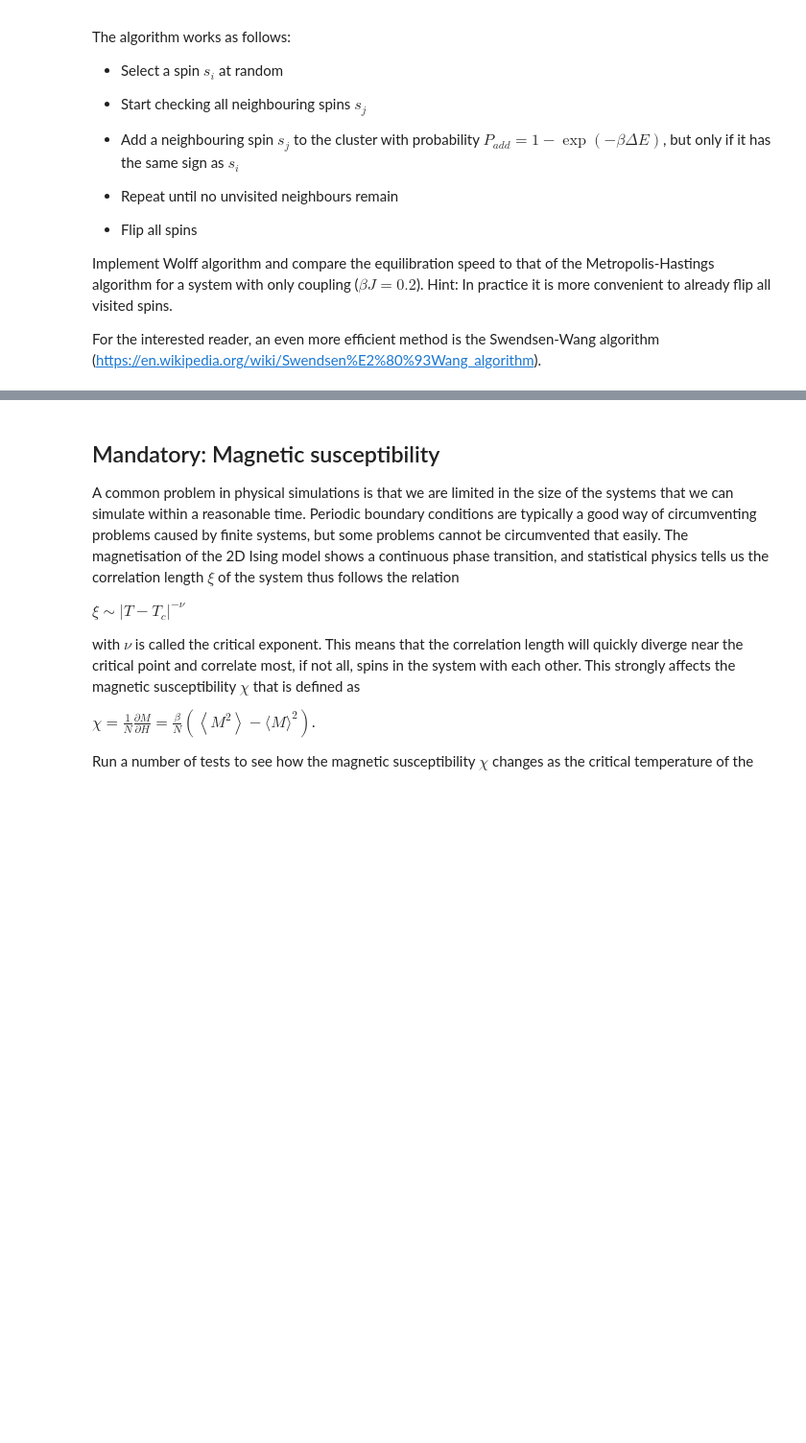
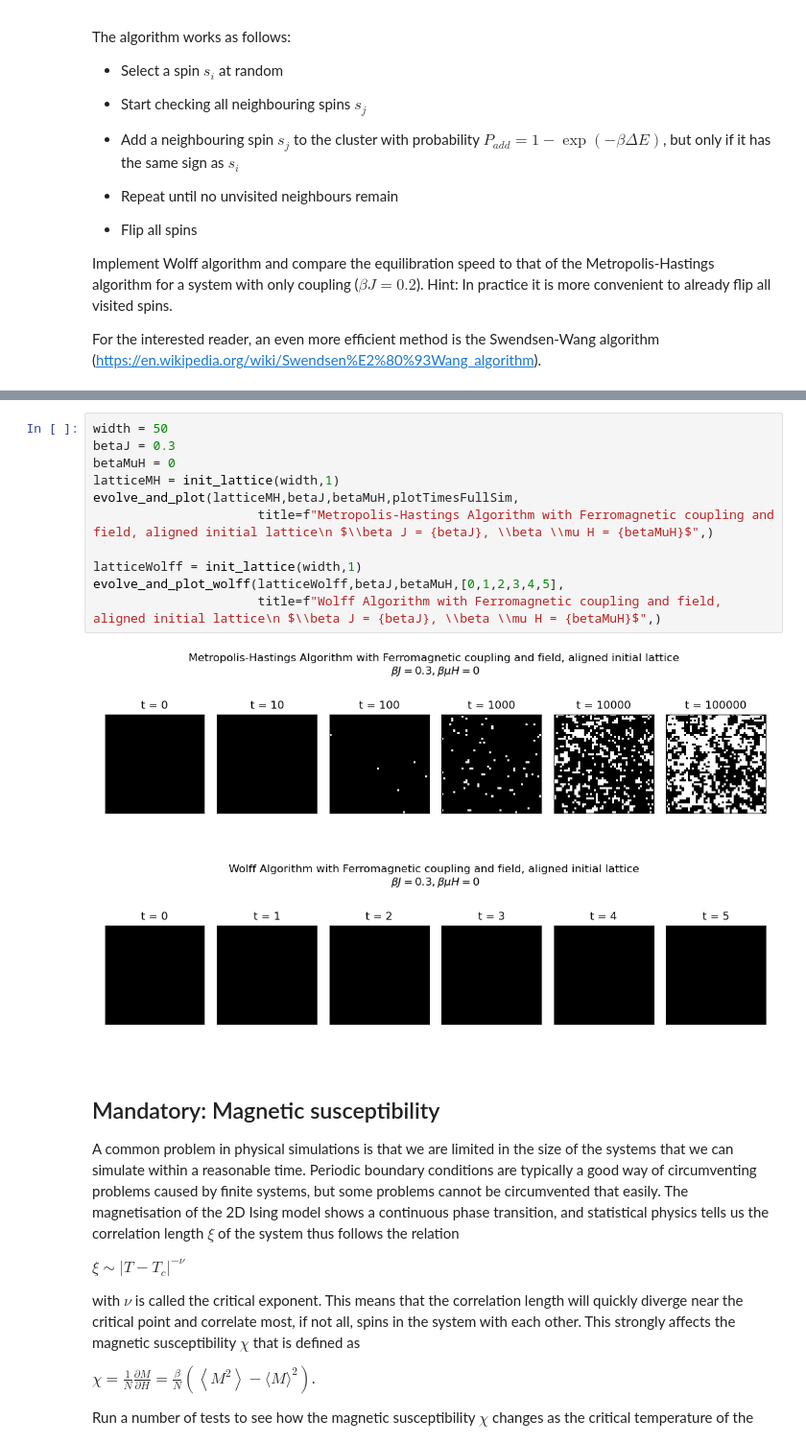
Before and after one commit to BenDavisonPetch/PartIICompPhys-Exercise-3-Mirror, a Jupyter notebook: IsingMonteCarlo.ipynb, the cells around one changed output, grey strips where cells are left out. Shown at 96% size. Saved outputs shown, nothing was run; the diff lists cells and outputs as text; blank space fills up the shorter version.

```diff
--- a/IsingMonteCarlo.ipynb
+++ b/IsingMonteCarlo.ipynb
@@ -475,3 +576,17 @@ def evolve_and_plot_wolff(lattice,betaJ,betaMuH,plot_times):
+# %%
+width = 50
+betaJ = 0.3
+betaMuH = 0
+latticeMH = init_lattice(width,1)
+evolve_and_plot(latticeMH,betaJ,betaMuH,plotTimesFullSim,
+                      title=f"Metropolis-Hastings Algorithm with Ferromagnetic coupling and field, aligned initial lattice\n $\\beta J = {betaJ}, \\beta \\mu H = {betaMuH}$",)
+
+latticeWolff = init_lattice(width,1)
+evolve_and_plot_wolff(latticeWolff,betaJ,betaMuH,[0,1,2,3,4,5],
+                      title=f"Wolff Algorithm with Ferromagnetic coupling and field, aligned initial lattice\n $\\beta J = {betaJ}, \\beta \\mu H = {betaMuH}$",)
+# %% [output]
+[figure, added]
+[figure, added]
 # %% [markdown]
 ## Mandatory: Magnetic susceptibility
 A common problem in physical simulations is that we are limited in the size of the systems that we can simulate within a reasonable time. Periodic boundary conditions are typically a good way of circumventing problems caused by finite systems, but some problems cannot be circumvented that easily. The magnetisation of the 2D Ising model shows a continuous phase transition, and statistical physics tells us the correlation length $\xi$ of the system thus follows the relation
```
Also changed, not shown: parts of 21 cells of this notebook.
